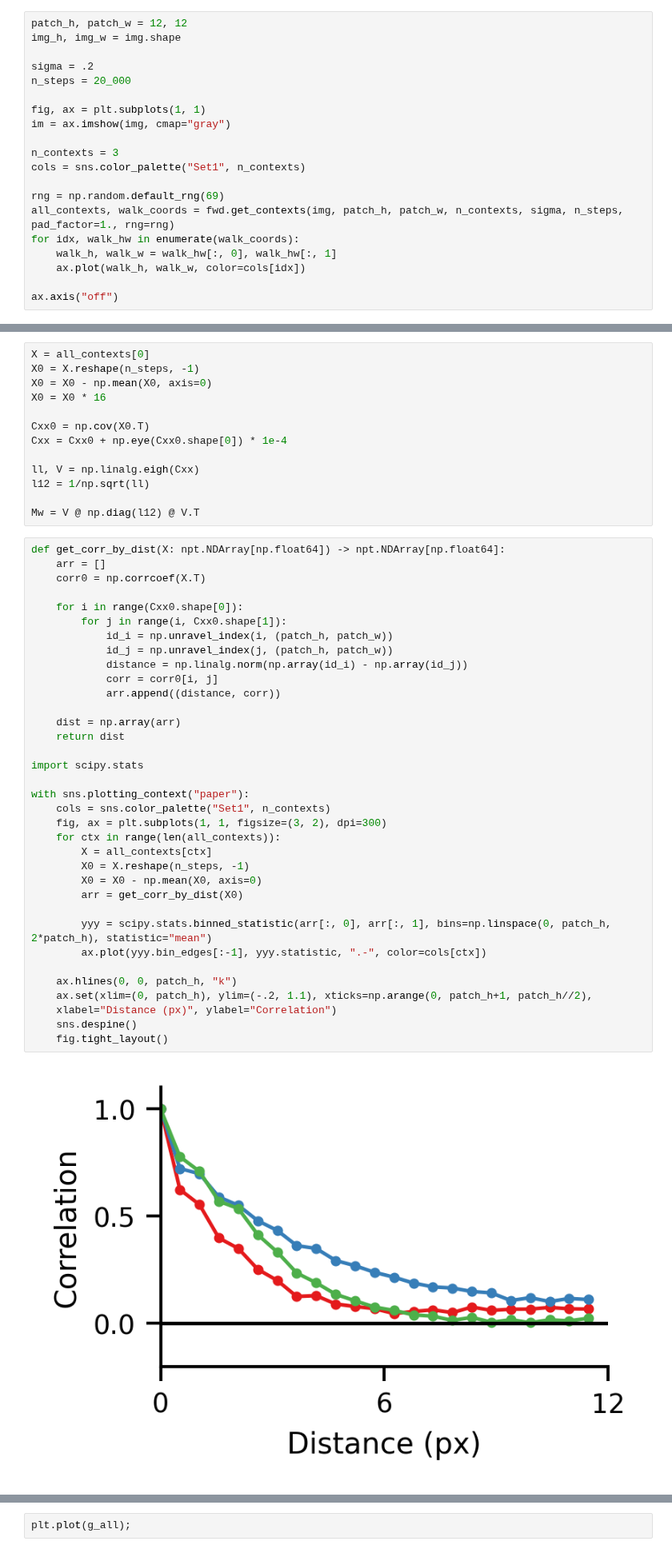
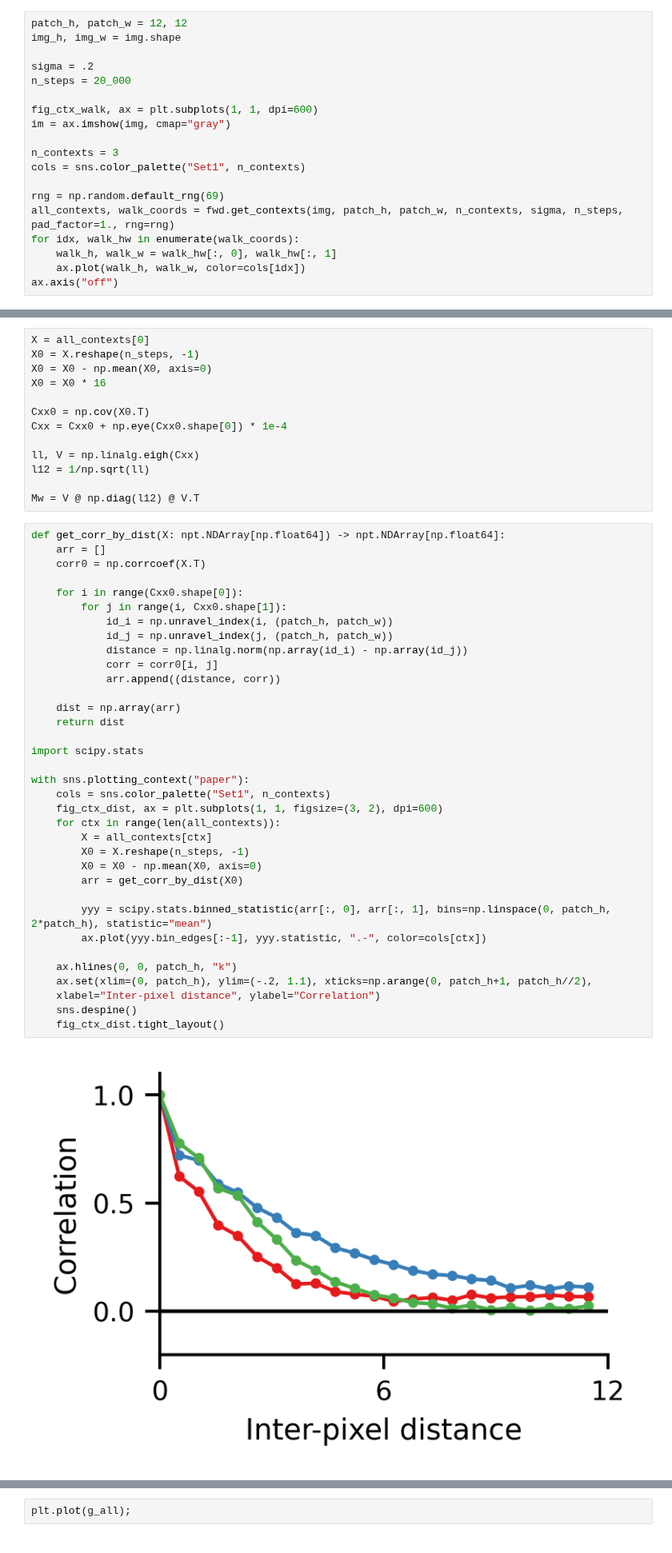
Before and after one commit to lyndond/frame_whitening, a Jupyter notebook: figures/conv2d.ipynb, the cells around one changed output, grey strips where cells are left out. Shown at 80% size. Drawn from its saved outputs; the diff is of its cells as text.

```diff
--- a/figures/conv2d.ipynb
+++ b/figures/conv2d.ipynb
@@ -33,7 +33,7 @@ img_h, img_w = img.shape
 sigma = .2
 n_steps = 20_000
 
-fig, ax = plt.subplots(1, 1)
+fig_ctx_walk, ax = plt.subplots(1, 1, dpi=600)
 im = ax.imshow(img, cmap="gray")
 
 n_contexts = 3
@@ -44,7 +44,6 @@ all_contexts, walk_coords = fwd.get_contexts(img, patch_h, patch_w, n_contexts,
 for idx, walk_hw in enumerate(walk_coords):
     walk_h, walk_w = walk_hw[:, 0], walk_hw[:, 1]
     ax.plot(walk_h, walk_w, color=cols[idx])
-
 ax.axis("off")
 # %% [output]
 (-0.5, 511.5, 511.5, -0.5)
@@ -72,37 +71,37 @@ def get_corr_by_dist(X: npt.NDArray[np.float64]) -> npt.NDArray[np.float64]:
     corr0 = np.corrcoef(X.T)
 
     for i in range(Cxx0.shape[0]):
         for j in range(i, Cxx0.shape[1]):
             id_i = np.unravel_index(i, (patch_h, patch_w))
             id_j = np.unravel_index(j, (patch_h, patch_w))
             distance = np.linalg.norm(np.array(id_i) - np.array(id_j))
             corr = corr0[i, j]
             arr.append((distance, corr))
 
     dist = np.array(arr)
     return dist
 
 import scipy.stats
 
 with sns.plotting_context("paper"):
     cols = sns.color_palette("Set1", n_contexts)
-    fig, ax = plt.subplots(1, 1, figsize=(3, 2), dpi=300)
+    fig_ctx_dist, ax = plt.subplots(1, 1, figsize=(3, 2), dpi=600)
     for ctx in range(len(all_contexts)):
         X = all_contexts[ctx]
         X0 = X.reshape(n_steps, -1)
         X0 = X0 - np.mean(X0, axis=0)
         arr = get_corr_by_dist(X0)
 
         yyy = scipy.stats.binned_statistic(arr[:, 0], arr[:, 1], bins=np.linspace(0, patch_h, 2*patch_h), statistic="mean")
         ax.plot(yyy.bin_edges[:-1], yyy.statistic, ".-", color=cols[ctx])
 
     ax.hlines(0, 0, patch_h, "k")
     ax.set(xlim=(0, patch_h), ylim=(-.2, 1.1), xticks=np.arange(0, patch_h+1, patch_h//2),
-    xlabel="Distance (px)", ylabel="Correlation")
+    xlabel="Inter-pixel distance", ylabel="Correlation")
     sns.despine()
-    fig.tight_layout()
+    fig_ctx_dist.tight_layout()
 # %% [output]
-[figure, old version]
+[figure, new version]
 # %%
 X = all_contexts[0]
 X0 = X.reshape(n_steps, -1)
```
Also changed, not shown: parts of 3 cells of this notebook, 3 other files.
